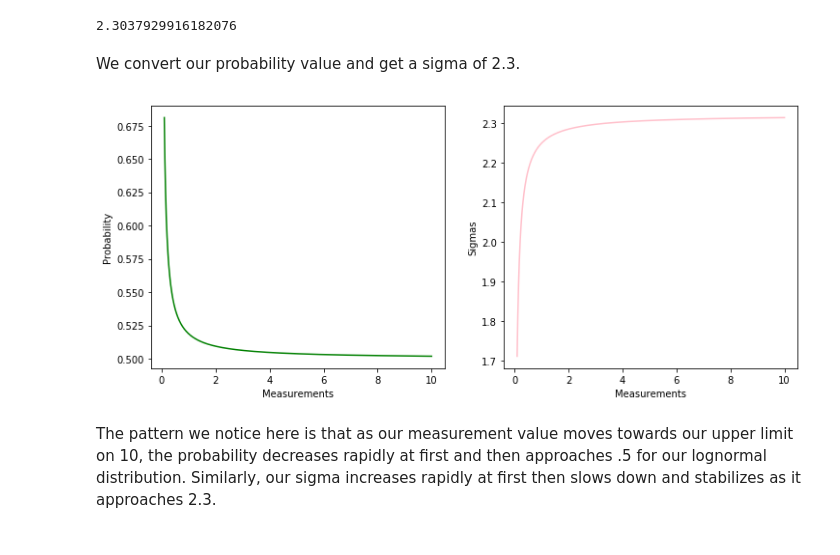
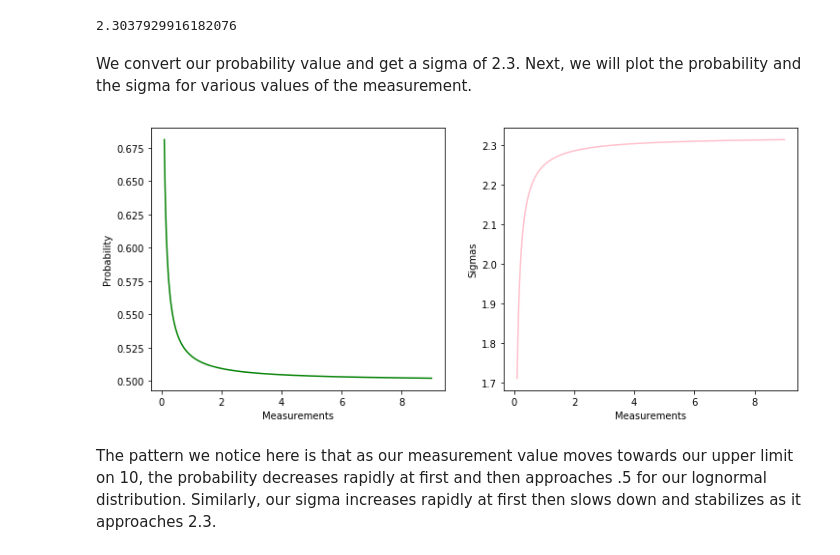
Before and after one commit to pratsingh/phys_434, a Jupyter notebook: Lab_1.ipynb, the cells around one changed output. Drawn from its saved outputs; the diff is of its cells as text; code cells hidden in the pictures.

```diff
--- a/Lab_1.ipynb
+++ b/Lab_1.ipynb
@@ -97,25 +99,25 @@ print(lognorm.ppf(s,lognorm.cdf(s,4)))
 # %% [output]
 2.3037929916182076
 # %% [markdown]
-We convert our probability value and get a sigma of 2.3.
+We convert our probability value and get a sigma of 2.3. Next, we will plot the probability and the sigma for various values of the measurement.
 # %%
-x = np.linspace(0.1,10,10000) #lognorm needs x>0 and s>0
+x = np.linspace(0.1,9,10000) #lognorm needs x>0 and s>0
 fig, ax = plt.subplots(1,2)
 fig.set_size_inches(12,5)
 
 #plot cdf
-ax[0].plot(x, lognorm.sf(s,x), color='green') #lognorm.sf here is equal to 1 - cdf. sf is survivor function.
+ax[0].plot(x, 1-lognorm.cdf(s,x), color='green')
 ax[0].set_xlabel('Measurements')
 ax[0].set_ylabel('Probability')
 
 #plot the sigma values
 ax[1].plot(x,lognorm.ppf(s,lognorm.cdf(s,x)), color='pink')
 ax[1].set_xlabel('Measurements')
 ax[1].set_ylabel('Sigmas')
 
 plt.show()
 # %% [output]
-[figure, old version]
+[figure, new version]
 # %% [markdown]
 The pattern we notice here is that as our measurement value moves towards our upper limit on 10, the probability decreases rapidly at first and then approaches .5 for our lognormal distribution. Similarly, our sigma increases rapidly at first then slows down and stabilizes as it approaches 2.3.
 # %% [markdown]
```
Also changed, not shown: parts of 7 cells of this notebook.
